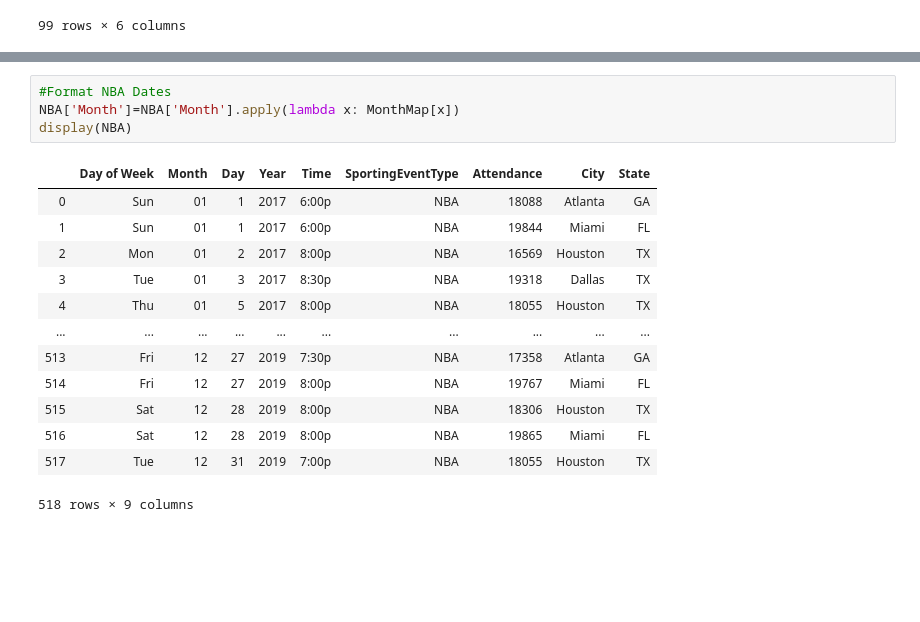
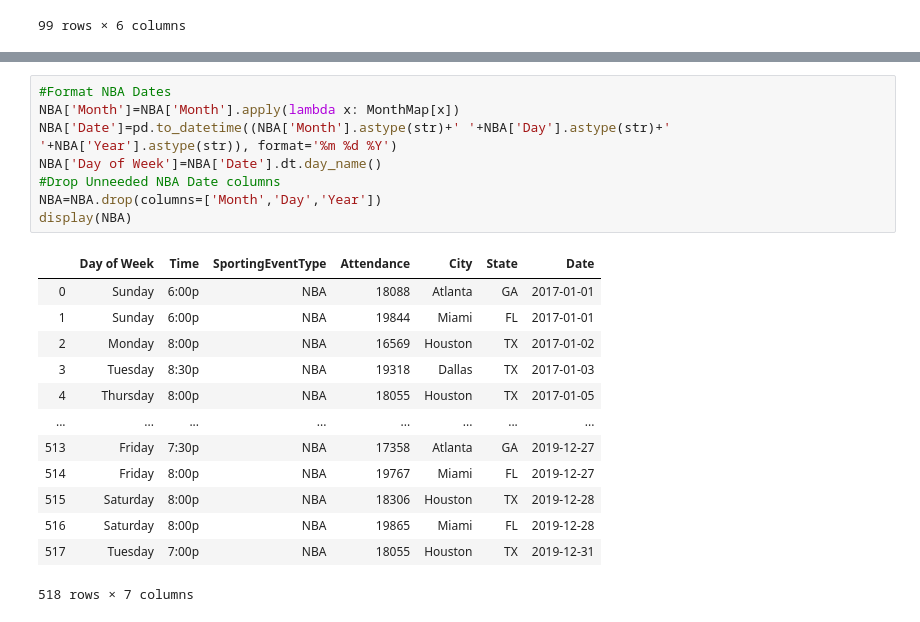
Before and after one commit to holden-herrell/IST718_GROUP_PROJECT, a Jupyter notebook: IST718-Final-Project.ipynb, the cells around one changed output, grey strips where cells are left out. Drawn from its saved outputs; the diff is of its cells as text; blank space fills up the shorter version.

```diff
--- a/IST718-Final-Project.ipynb
+++ b/IST718-Final-Project.ipynb
@@ -205,18 +210,22 @@ display(MLB)
-# %%
-#Format NBA Dates
-NBA['Month']=NBA['Month'].apply(lambda x: MonthMap[x])
-display(NBA)
-# %% [output]
-|  | Day of Week | Month | Day | Year | Time | SportingEventType | Attendance | City | State |
-| 0 | Sun | 01 | 1 | 2017 | 6:00p | NBA | 18088 | Atlanta | GA |
-| 1 | Sun | 01 | 1 | 2017 | 6:00p | NBA | 19844 | Miami | FL |
-| 2 | Mon | 01 | 2 | 2017 | 8:00p | NBA | 16569 | Houston | TX |
-| 3 | Tue | 01 | 3 | 2017 | 8:30p | NBA | 19318 | Dallas | TX |
-| 4 | Thu | 01 | 5 | 2017 | 8:00p | NBA | 18055 | Houston | TX |
-| ... | ... | ... | ... | ... | ... | ... | ... | ... | ... |
-| 513 | Fri | 12 | 27 | 2019 | 7:30p | NBA | 17358 | Atlanta | GA |
-| 514 | Fri | 12 | 27 | 2019 | 8:00p | NBA | 19767 | Miami | FL |
-| 515 | Sat | 12 | 28 | 2019 | 8:00p | NBA | 18306 | Houston | TX |
-| 516 | Sat | 12 | 28 | 2019 | 8:00p | NBA | 19865 | Miami | FL |
-| 517 | Tue | 12 | 31 | 2019 | 7:00p | NBA | 18055 | Houston | TX |
-518 rows × 9 columns
+# %%
+#Format NBA Dates
+NBA['Month']=NBA['Month'].apply(lambda x: MonthMap[x])
+NBA['Date']=pd.to_datetime((NBA['Month'].astype(str)+' '+NBA['Day'].astype(str)+' '+NBA['Year'].astype(str)), format='%m %d %Y')
+NBA['Day of Week']=NBA['Date'].dt.day_name()
+#Drop Unneeded NBA Date columns
+NBA=NBA.drop(columns=['Month','Day','Year'])
+display(NBA)
+# %% [output]
+|  | Day of Week | Time | SportingEventType | Attendance | City | State | Date |
+| 0 | Sunday | 6:00p | NBA | 18088 | Atlanta | GA | 2017-01-01 |
+| 1 | Sunday | 6:00p | NBA | 19844 | Miami | FL | 2017-01-01 |
+| 2 | Monday | 8:00p | NBA | 16569 | Houston | TX | 2017-01-02 |
+| 3 | Tuesday | 8:30p | NBA | 19318 | Dallas | TX | 2017-01-03 |
+| 4 | Thursday | 8:00p | NBA | 18055 | Houston | TX | 2017-01-05 |
+| ... | ... | ... | ... | ... | ... | ... | ... |
+| 513 | Friday | 7:30p | NBA | 17358 | Atlanta | GA | 2019-12-27 |
+| 514 | Friday | 8:00p | NBA | 19767 | Miami | FL | 2019-12-27 |
+| 515 | Saturday | 8:00p | NBA | 18306 | Houston | TX | 2019-12-28 |
+| 516 | Saturday | 8:00p | NBA | 19865 | Miami | FL | 2019-12-28 |
+| 517 | Tuesday | 7:00p | NBA | 18055 | Houston | TX | 2019-12-31 |
+518 rows × 7 columns
```
Also changed, not shown: parts of 3 cells of this notebook.
